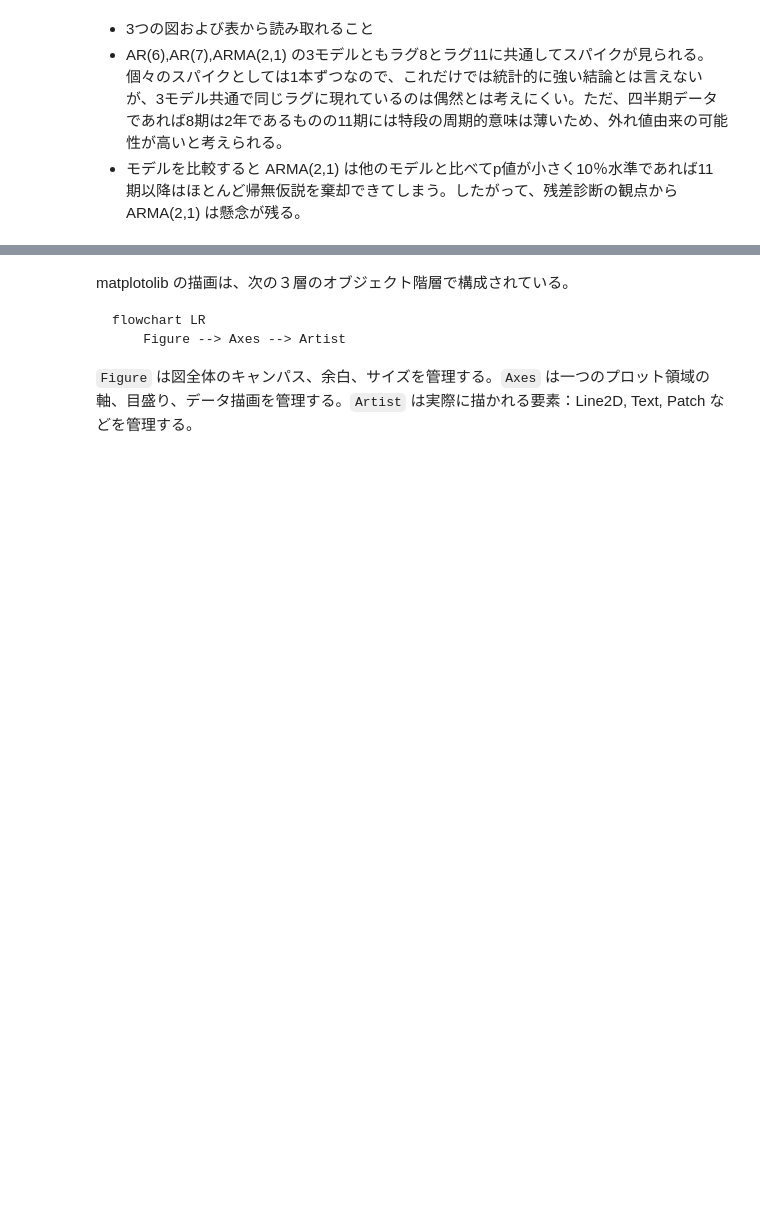
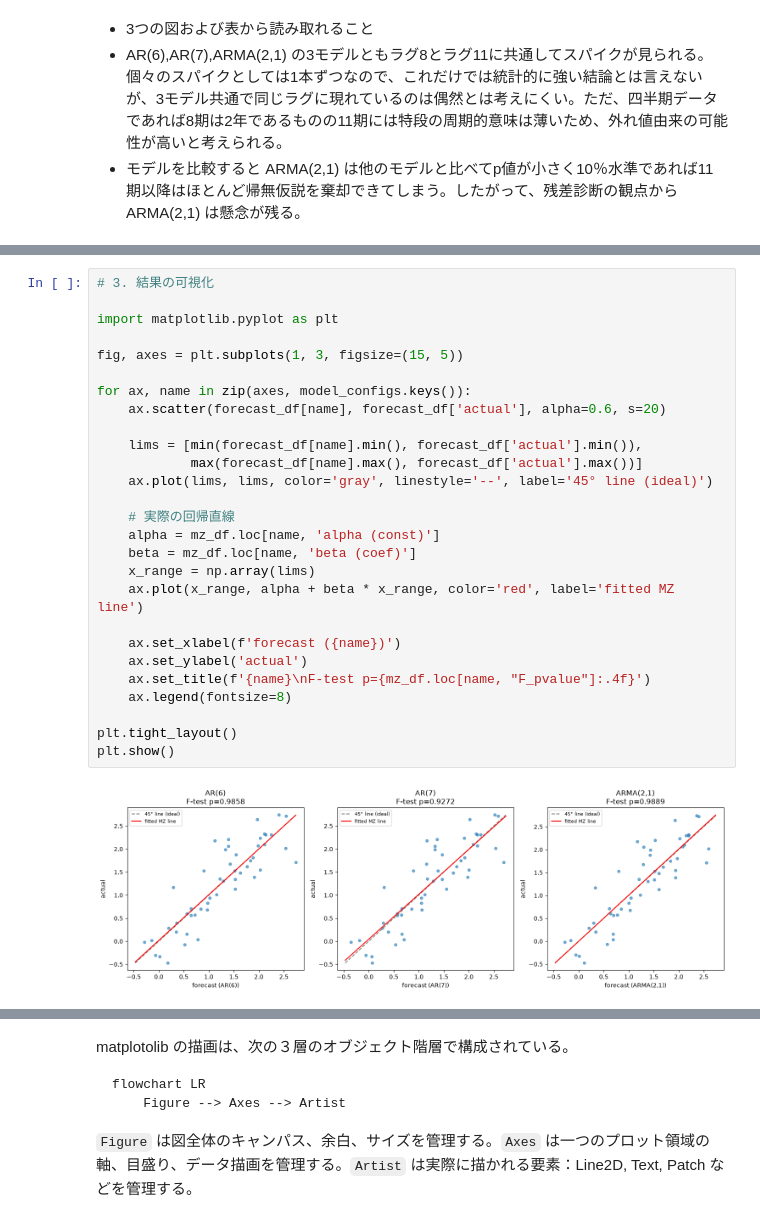
Before and after one commit to IkutoYoshioka/Time-series-analysis, a Jupyter notebook: StationaryTimeSeriesModels.ipynb, the cells around one changed output, grey strips where cells are left out. Saved outputs shown, nothing was run; the diff lists cells and outputs as text; blank space fills up the shorter version.

```diff
--- a/StationaryTimeSeriesModels.ipynb
+++ b/StationaryTimeSeriesModels.ipynb
@@ -327,0 +549,29 @@ plt.show()
+# %%
+# 3. 結果の可視化
+
+import matplotlib.pyplot as plt
+
+fig, axes = plt.subplots(1, 3, figsize=(15, 5))
+
+for ax, name in zip(axes, model_configs.keys()):
+    ax.scatter(forecast_df[name], forecast_df['actual'], alpha=0.6, s=20)
+
+    lims = [min(forecast_df[name].min(), forecast_df['actual'].min()),
+            max(forecast_df[name].max(), forecast_df['actual'].max())]
+    ax.plot(lims, lims, color='gray', linestyle='--', label='45° line (ideal)')
+
+    # 実際の回帰直線
+    alpha = mz_df.loc[name, 'alpha (const)']
+    beta = mz_df.loc[name, 'beta (coef)']
+    x_range = np.array(lims)
+    ax.plot(x_range, alpha + beta * x_range, color='red', label='fitted MZ line')
+
+    ax.set_xlabel(f'forecast ({name})')
+    ax.set_ylabel('actual')
+    ax.set_title(f'{name}\nF-test p={mz_df.loc[name, "F_pvalue"]:.4f}')
+    ax.legend(fontsize=8)
+
+plt.tight_layout()
+plt.show()
+# %% [output]
+[figure, added]
```
Also changed, not shown: parts of 27 cells of this notebook.
